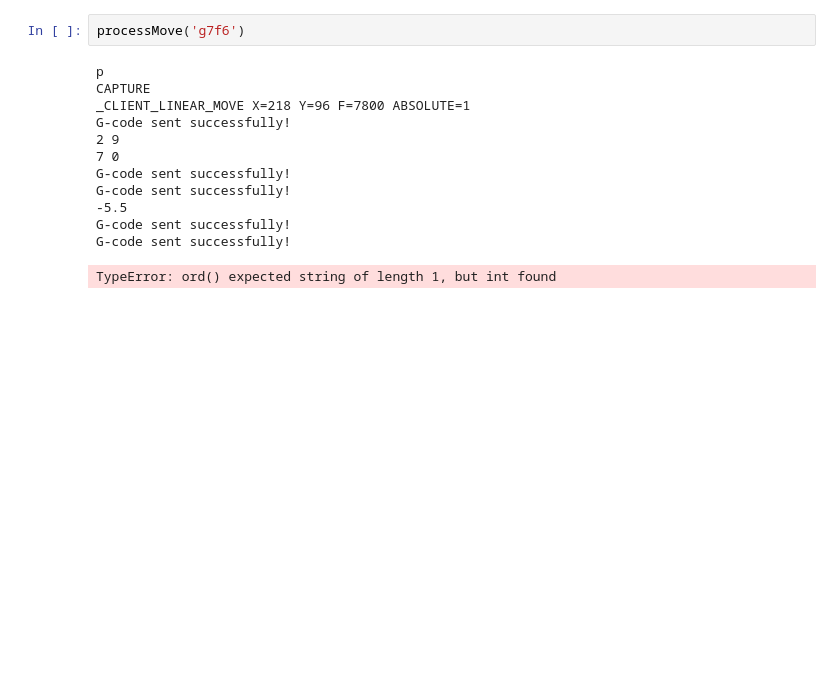
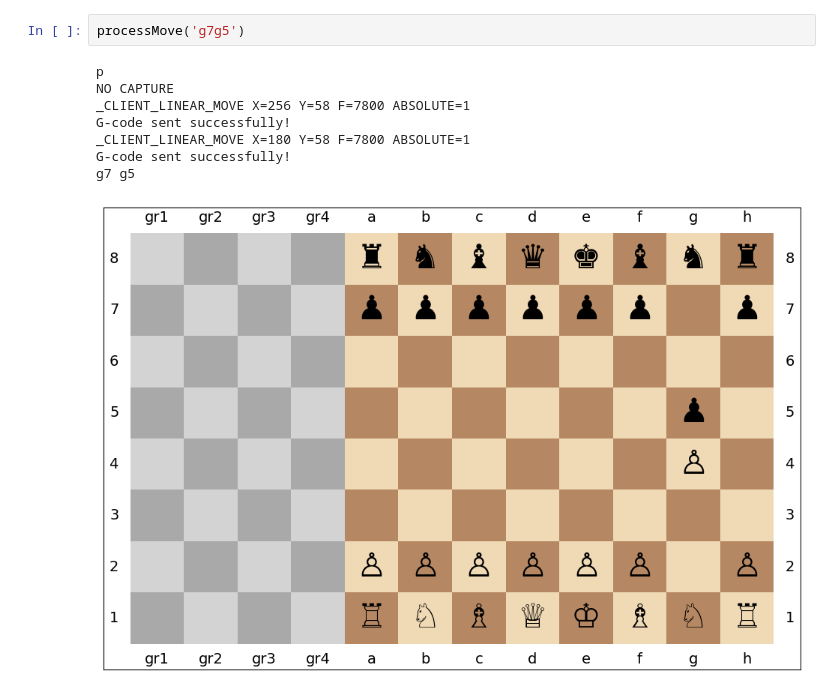
Before and after one commit to liamault/autochess, a Jupyter notebook: processMoveTest.ipynb, the cells around one changed output. Drawn from its saved outputs; the diff is of its cells as text; blank space fills up the shorter version.

```diff
--- a/processMoveTest.ipynb
+++ b/processMoveTest.ipynb
@@ -344,15 +318,11 @@ G-code sent successfully!
 # %%
-processMove('g7f6')
+processMove('g7g5')
 # %% [output]
 p
-CAPTURE
-_CLIENT_LINEAR_MOVE X=218 Y=96 F=7800 ABSOLUTE=1
+NO CAPTURE
+_CLIENT_LINEAR_MOVE X=256 Y=58 F=7800 ABSOLUTE=1
 G-code sent successfully!
-2 9
-7 0
+_CLIENT_LINEAR_MOVE X=180 Y=58 F=7800 ABSOLUTE=1
 G-code sent successfully!
-G-code sent successfully!
--5.5
-G-code sent successfully!
-G-code sent successfully!
+g7 g5
-TypeError: ord() expected string of length 1, but int found
+[figure, added]
```
Also changed, not shown: parts of 19 cells of this notebook.
